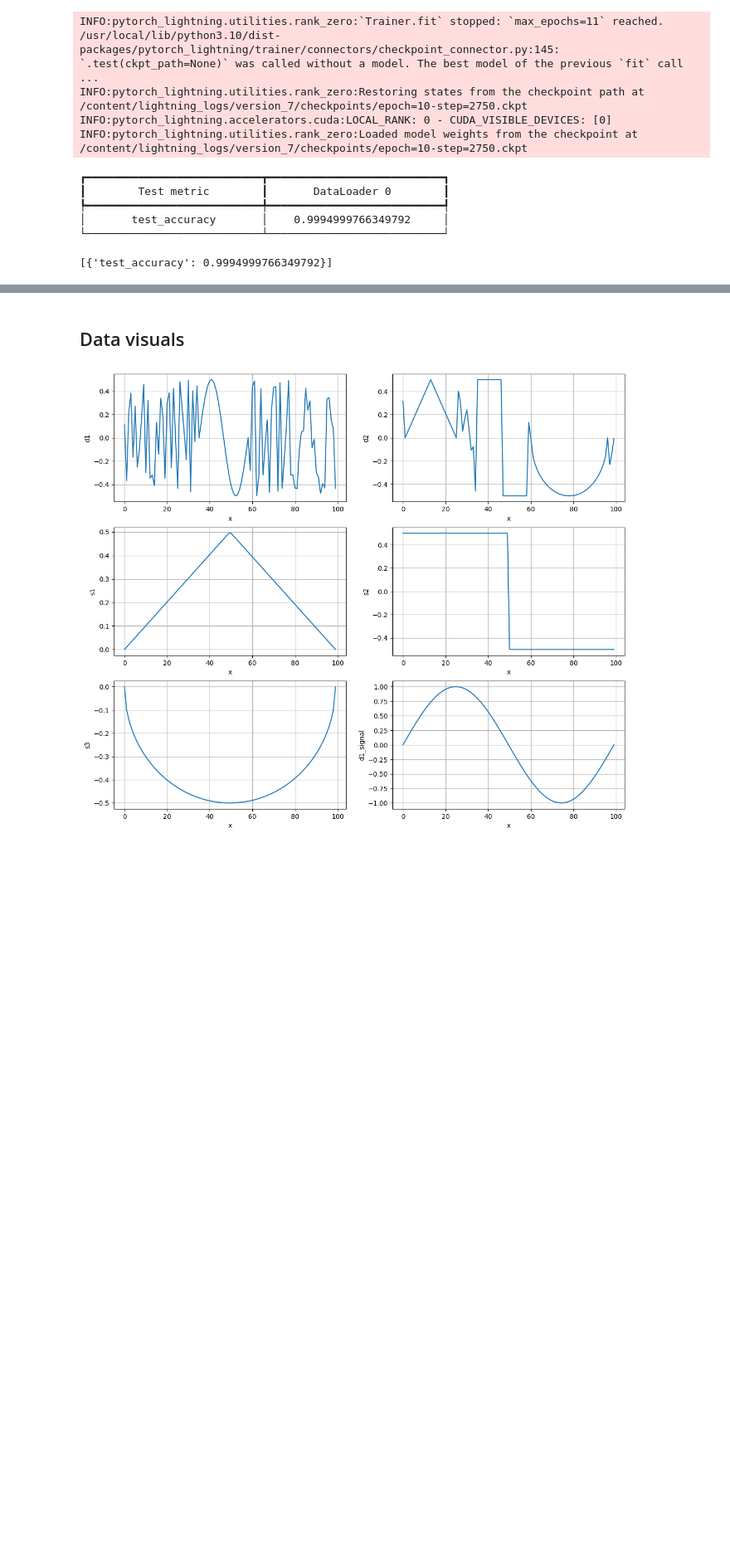
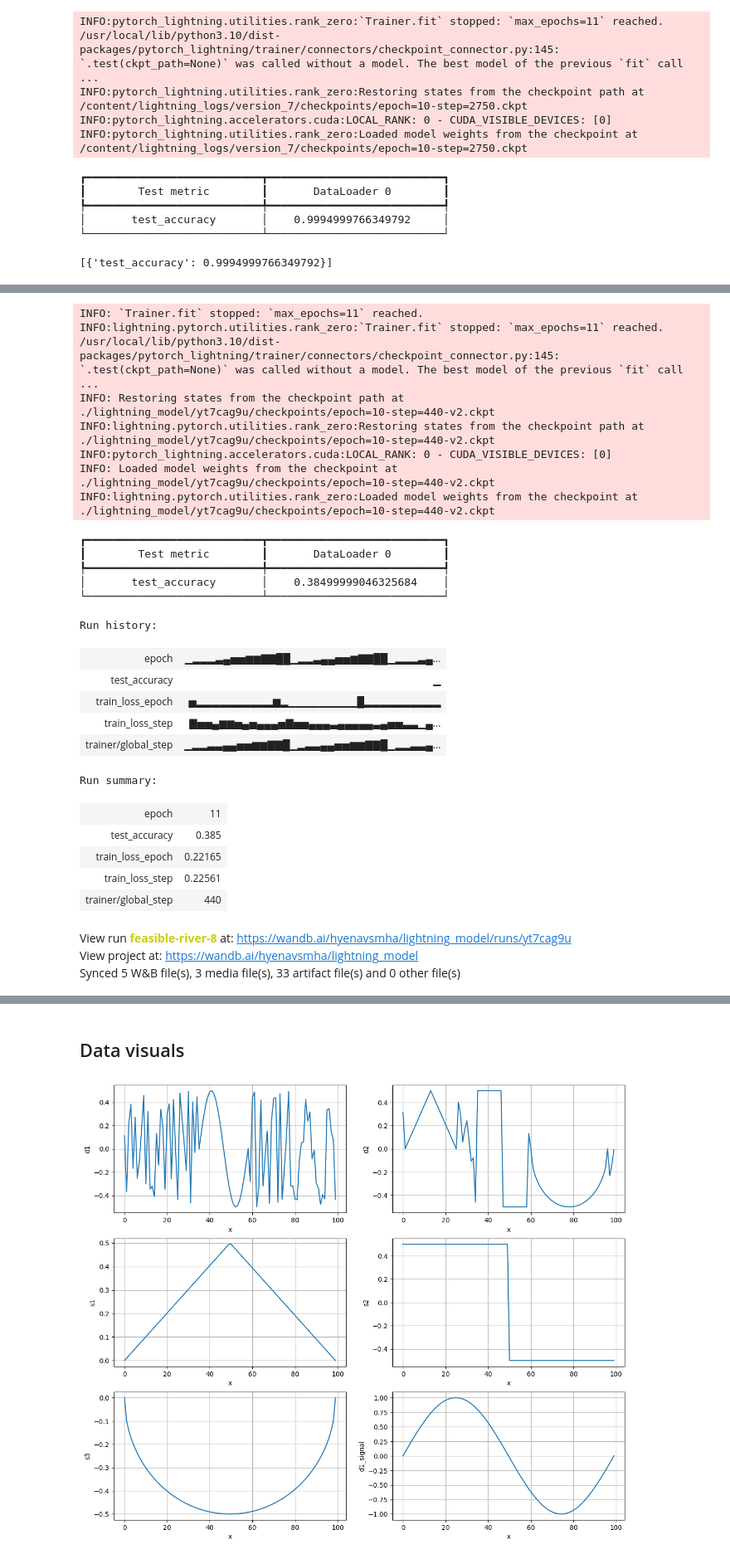
Before and after one commit to AThreeH1/Low-Rank-Convolutions, a Jupyter notebook: PseudoData.ipynb, the cells around one changed output, grey strips where cells are left out. Shown at 83% size. Drawn from its saved outputs; the diff is of its cells as text; code cells hidden in the pictures; blank space fills up the shorter version.

```diff
--- a/PseudoData.ipynb
+++ b/PseudoData.ipynb
@@ -36,7 +60,7 @@ from tensorflow.keras import layers, models
 # %%
 data = []
 
-for r in range(10000):
+for r in range(1000):
 
     # initialising dimentions d1 and d2 with random numbers
     d1 = []
@@ -570,0 +629,8 @@ INFO:pytorch_lightning.utilities.rank_zero:Loaded model weights from the checkpo
+# %%
+class Sin(nn.Module):
+    def __init__(self, dim, w=10, train_freq=True):
+        super().__init__()
+        self.freq = nn.Parameter(w * torch.ones(1, dim)) if train_freq else w * torch.ones(1, dim)
+
+    def forward(self, x):
+        return torch.sin(self.freq * x)
@@ -570,0 +895,42 @@ INFO:pytorch_lightning.utilities.rank_zero:Loaded model weights from the checkpo
+# %%
+# Convert data into tensors
+x_datax = torch.tensor([[[a, b] for a, b in zip(idata[0], idata[1])] for idata in data])
+x_data = x_datax.permute(0, 2, 1)
+labels = torch.tensor([label for _, _, label in data])
+
+# One-hot encode the labels
+out_data = torch.zeros(labels.size(0), 3)
+out_data[torch.arange(labels.size(0)), labels] = 1
+
+# Assigning Values
+device = torch.device("cuda")
+d_model = 100
+num_heads = 8
+batch_size = 1000
+sequence_length = 2
+train_ratio = 0.8
+
+
+# Initialize HyenaOperator model
+hyena_model = HyenaOperator(d_model=d_model, l_max=sequence_length, order=8, dropout=0.0, filter_dropout=0.0)
+
+checkpoint_callback = ModelCheckpoint(monitor='val_accuracy', mode='max')
+
+# initiate wandb logger
+wandb_logger = WandbLogger(project = 'lightning_model',log_model="all")
+
+# Initialize Trainer and start training
+trainer = pl.Trainer(
+    accelerator="gpu",
+    max_epochs=11,
+    logger = wandb_logger,
+    log_every_n_steps=1,
+)
+
+wandb_logger.watch(hyena_model, log="gradients", log_freq=50, log_graph=True)
+
+trainer.fit(hyena_model)
+trainer.test()
+
+wandb.finish()
+# %% [output]
@@ -570,0 +954,28 @@ INFO:pytorch_lightning.utilities.rank_zero:Loaded model weights from the checkpo
+INFO: `Trainer.fit` stopped: `max_epochs=11` reached.
+INFO:lightning.pytorch.utilities.rank_zero:`Trainer.fit` stopped: `max_epochs=11` reached.
+/usr/local/lib/python3.10/dist-packages/pytorch_lightning/trainer/connectors/checkpoint_connector.py:145: `.test(ckpt_path=None)` was called without a model. The best model of the previous `fit` call  ...
+INFO: Restoring states from the checkpoint path at ./lightning_model/yt7cag9u/checkpoints/epoch=10-step=440-v2.ckpt
+INFO:lightning.pytorch.utilities.rank_zero:Restoring states from the checkpoint path at ./lightning_model/yt7cag9u/checkpoints/epoch=10-step=440-v2.ckpt
+INFO:pytorch_lightning.accelerators.cuda:LOCAL_RANK: 0 - CUDA_VISIBLE_DEVICES: [0]
+INFO: Loaded model weights from the checkpoint at ./lightning_model/yt7cag9u/checkpoints/epoch=10-step=440-v2.ckpt
+INFO:lightning.pytorch.utilities.rank_zero:Loaded model weights from the checkpoint at ./lightning_model/yt7cag9u/checkpoints/epoch=10-step=440-v2.ckpt
+┏━━━━━━━━━━━━━━━━━━━━━━━━━━━┳━━━━━━━━━━━━━━━━━━━━━━━━━━━┓
+┃        Test metric        ┃       DataLoader 0        ┃
+┡━━━━━━━━━━━━━━━━━━━━━━━━━━━╇━━━━━━━━━━━━━━━━━━━━━━━━━━━┩
+│       test_accuracy       │    0.38499999046325684    │
+└───────────────────────────┴───────────────────────────┘
+Run history:
+| epoch | ▁▂▂▂▃▄▅▅▆▆▇▇██▁▂▂▃▄▄▅▅▆▇▇██▁▂▂▂▃▄... |
+| test_accuracy | ▁ |
+| train_loss_epoch | ▅▂▂▂▂▂▂▂▂▂▂▆▂▁▁▁▁▁▁▁▁▁█▂▂▂▂▂▂▂▂▂▂ |
+| train_loss_step | ▇▅▅▄▆▆▅▄▅▄▄▄▅▇▅▅▄▄▄▃▄▄▄▄▄▃▄▅▅▃▃▁▄... |
+| trainer/global_step | ▁▂▂▃▃▄▄▅▅▆▆▇▇█▁▂▃▃▄▄▅▅▆▆▇▇█▁▂▂▃▃▄... |
+Run summary:
+| epoch | 11 |
+| test_accuracy | 0.385 |
+| train_loss_epoch | 0.22165 |
+| train_loss_step | 0.22561 |
+| trainer/global_step | 440 |
+View run feasible-river-8 at: https://wandb.ai/hyenavsmha/lightning_model/runs/yt7cag9u
+View project at: https://wandb.ai/hyenavsmha/lightning_model
+Synced 5 W&B file(s), 3 media file(s), 33 artifact file(s) and 0 other file(s)
```
Also changed, not shown: parts of 14 cells of this notebook.
